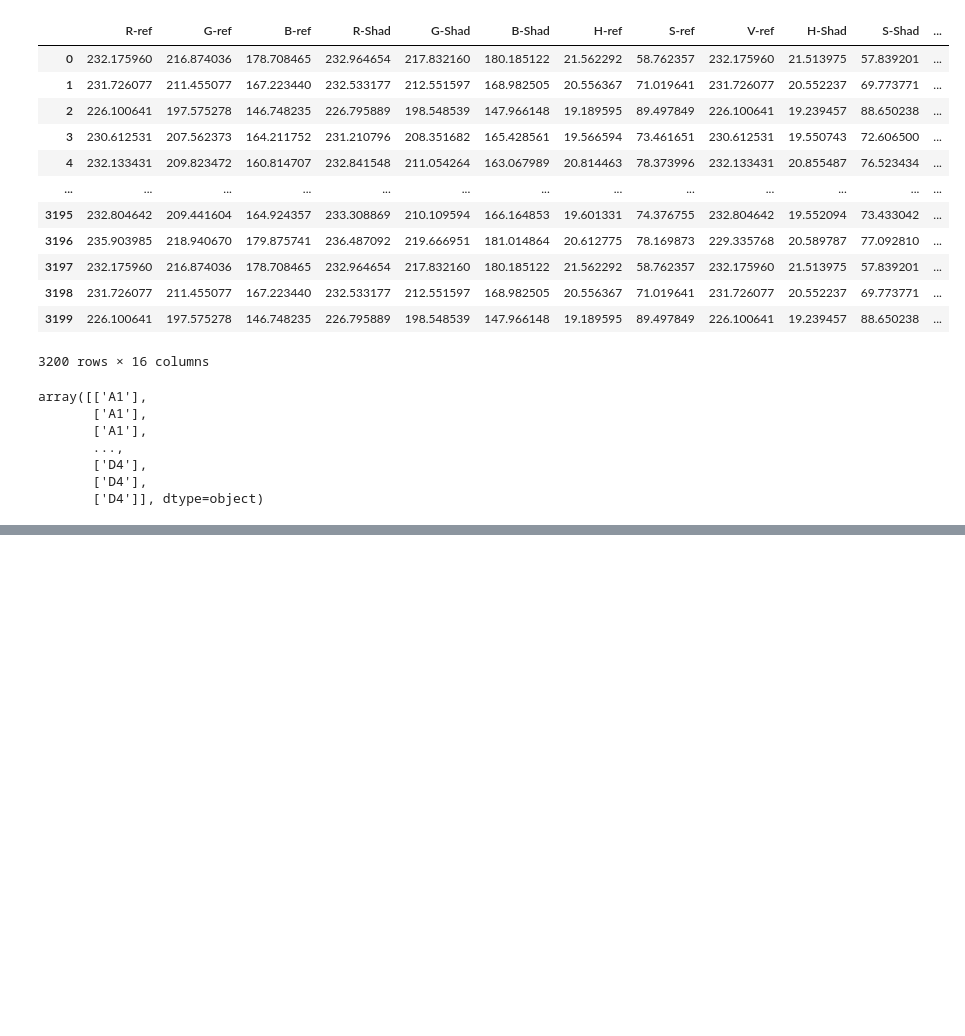
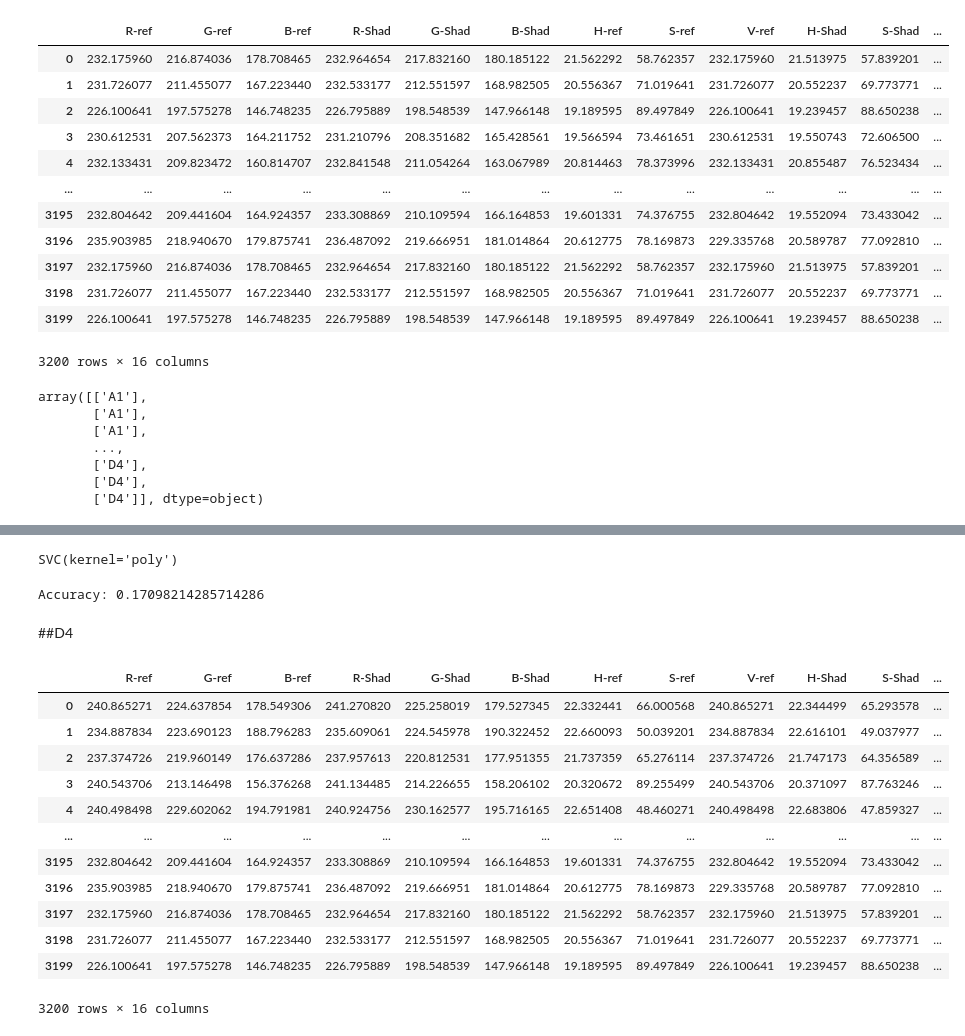
Before and after one commit to Kggzzz/Project_2021_matchingcolor, a Jupyter notebook: SVM.ipynb, the cells around one changed output, grey strips where cells are left out. Saved outputs shown, nothing was run; the diff lists cells and outputs as text; code cells hidden in the pictures; blank space fills up the shorter version.

```diff
--- a/SVM.ipynb
+++ b/SVM.ipynb
@@ -307,0 +833,4 @@ Accuracy: 0.15
+# %%
+clf.fit(X_train_D3, y_train_D3)
+# %% [output]
+SVC(kernel='poly')
@@ -307,0 +839,23 @@ Accuracy: 0.15
+# %%
+print("Accuracy:", metrics.accuracy_score(y_test_D3, y_pred_D3))
+# %% [output]
+Accuracy: 0.17098214285714286
+# %% [markdown]
+##D4
+# %%
+table_D4 = pd.read_excel(DD, sheet_name='D4')
+table_D4
+# %% [output]
+|  | R-ref | G-ref | B-ref | R-Shad | G-Shad | B-Shad | H-ref | S-ref | V-ref | H-Shad | S-Shad | ... |
+| 0 | 240.865271 | 224.637854 | 178.549306 | 241.270820 | 225.258019 | 179.527345 | 22.332441 | 66.000568 | 240.865271 | 22.344499 | 65.293578 | ... |
+| 1 | 234.887834 | 223.690123 | 188.796283 | 235.609061 | 224.545978 | 190.322452 | 22.660093 | 50.039201 | 234.887834 | 22.616101 | 49.037977 | ... |
+| 2 | 237.374726 | 219.960149 | 176.637286 | 237.957613 | 220.812531 | 177.951355 | 21.737359 | 65.276114 | 237.374726 | 21.747173 | 64.356589 | ... |
+| 3 | 240.543706 | 213.146498 | 156.376268 | 241.134485 | 214.226655 | 158.206102 | 20.320672 | 89.255499 | 240.543706 | 20.371097 | 87.763246 | ... |
+| 4 | 240.498498 | 229.602062 | 194.791981 | 240.924756 | 230.162577 | 195.716165 | 22.651408 | 48.460271 | 240.498498 | 22.683806 | 47.859327 | ... |
+| ... | ... | ... | ... | ... | ... | ... | ... | ... | ... | ... | ... | ... |
+| 3195 | 232.804642 | 209.441604 | 164.924357 | 233.308869 | 210.109594 | 166.164853 | 19.601331 | 74.376755 | 232.804642 | 19.552094 | 73.433042 | ... |
+| 3196 | 235.903985 | 218.940670 | 179.875741 | 236.487092 | 219.666951 | 181.014864 | 20.612775 | 78.169873 | 229.335768 | 20.589787 | 77.092810 | ... |
+| 3197 | 232.175960 | 216.874036 | 178.708465 | 232.964654 | 217.832160 | 180.185122 | 21.562292 | 58.762357 | 232.175960 | 21.513975 | 57.839201 | ... |
+| 3198 | 231.726077 | 211.455077 | 167.223440 | 232.533177 | 212.551597 | 168.982505 | 20.556367 | 71.019641 | 231.726077 | 20.552237 | 69.773771 | ... |
+| 3199 | 226.100641 | 197.575278 | 146.748235 | 226.795889 | 198.548539 | 147.966148 | 19.189595 | 89.497849 | 226.100641 | 19.239457 | 88.650238 | ... |
+3200 rows × 16 columns
```
Also changed, not shown: parts of 138 cells of this notebook.
